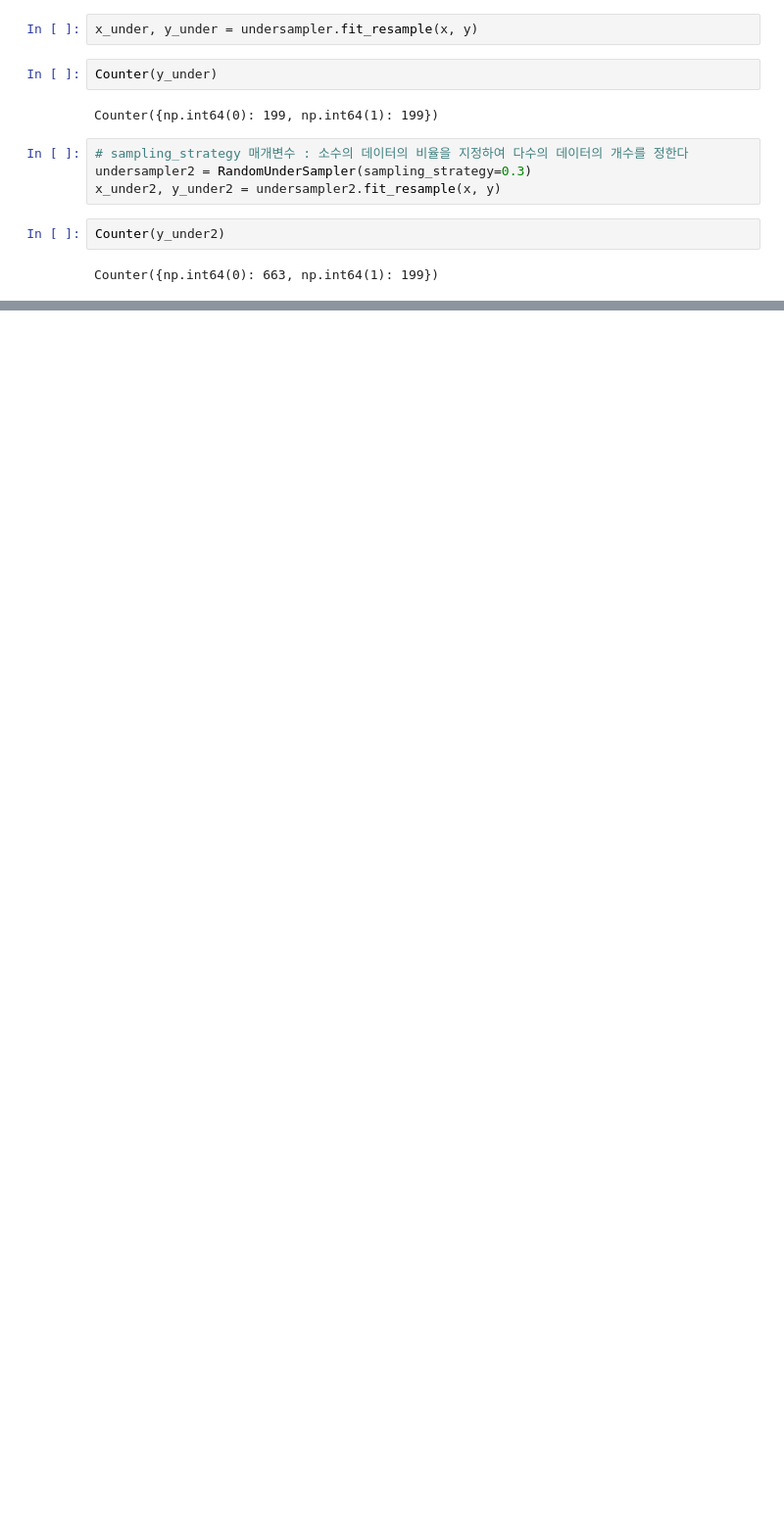
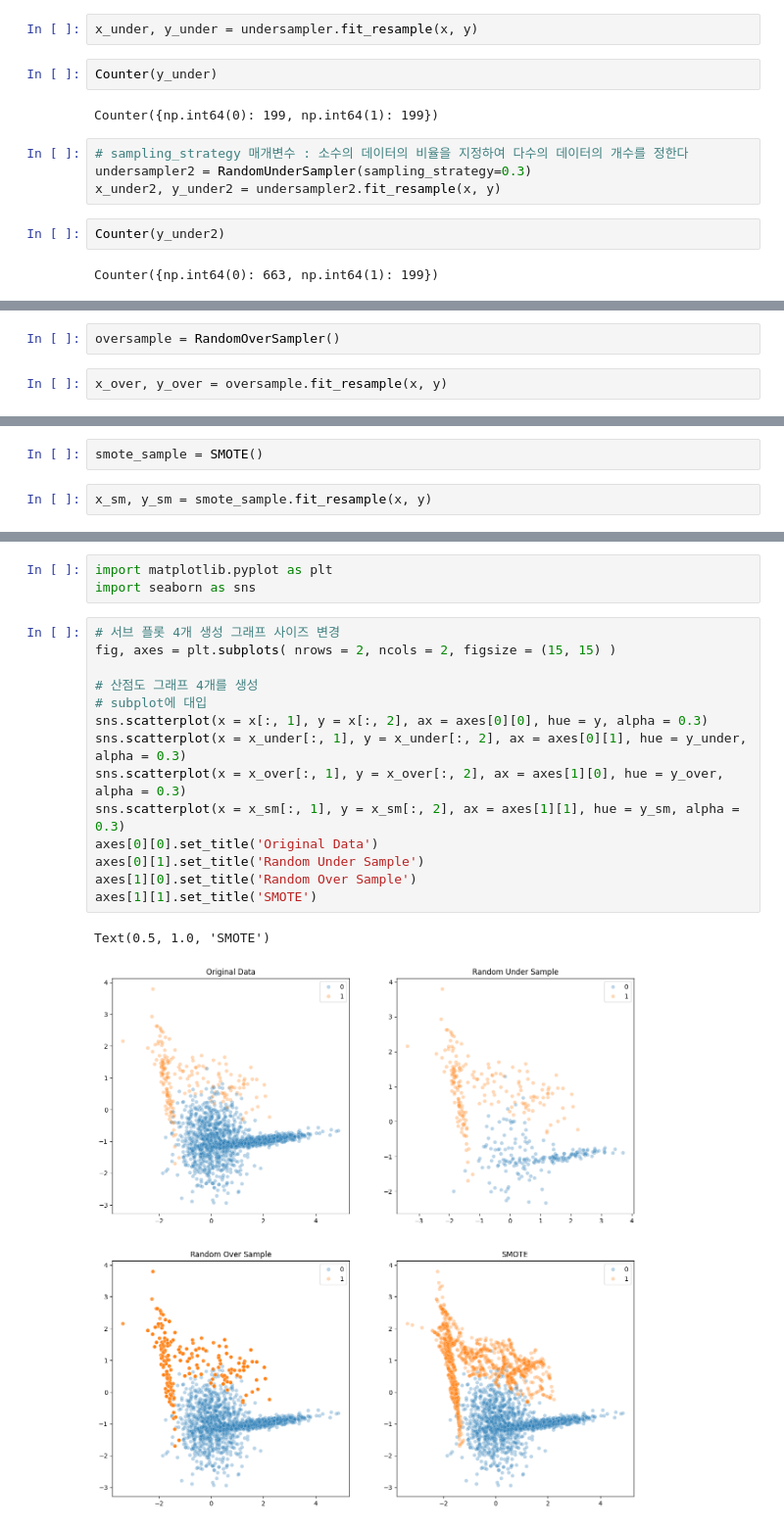
Before and after one commit to Kimboyun00/Ubion, a Jupyter notebook: Python/25.04.03/데이터불균형처리.ipynb, the cells around one changed output, grey strips where cells are left out. Shown at 98% size. Drawn from its saved outputs; the diff is of its cells as text; blank space fills up the shorter version.

```diff
--- a/Python/25.04.03/데이터불균형처리.ipynb
+++ b/Python/25.04.03/데이터불균형처리.ipynb
@@ -51,0 +63,4 @@ Counter({np.int64(0): 663, np.int64(1): 199})
+# %%
+oversample = RandomOverSampler()
+# %%
+x_over, y_over = oversample.fit_resample(x, y)
@@ -51,0 +84,4 @@ Counter({np.int64(0): 663, np.int64(1): 199})
+# %%
+smote_sample = SMOTE()
+# %%
+x_sm, y_sm = smote_sample.fit_resample(x, y)
@@ -51,0 +92,20 @@ Counter({np.int64(0): 663, np.int64(1): 199})
+# %%
+import matplotlib.pyplot as plt
+import seaborn as sns
+# %%
+# 서브 플롯 4개 생성 그래프 사이즈 변경
+fig, axes = plt.subplots( nrows = 2, ncols = 2, figsize = (15, 15) )
+
+# 산점도 그래프 4개를 생성
+# subplot에 대입
+sns.scatterplot(x = x[:, 1], y = x[:, 2], ax = axes[0][0], hue = y, alpha = 0.3)
+sns.scatterplot(x = x_under[:, 1], y = x_under[:, 2], ax = axes[0][1], hue = y_under, alpha = 0.3)
+sns.scatterplot(x = x_over[:, 1], y = x_over[:, 2], ax = axes[1][0], hue = y_over, alpha = 0.3)
+sns.scatterplot(x = x_sm[:, 1], y = x_sm[:, 2], ax = axes[1][1], hue = y_sm, alpha = 0.3)
+axes[0][0].set_title('Original Data')
+axes[0][1].set_title('Random Under Sample')
+axes[1][0].set_title('Random Over Sample')
+axes[1][1].set_title('SMOTE')
+# %% [output]
+Text(0.5, 1.0, 'SMOTE')
+[figure, added]
```
Also changed, not shown: parts of 8 cells of this notebook, 2 other files.
